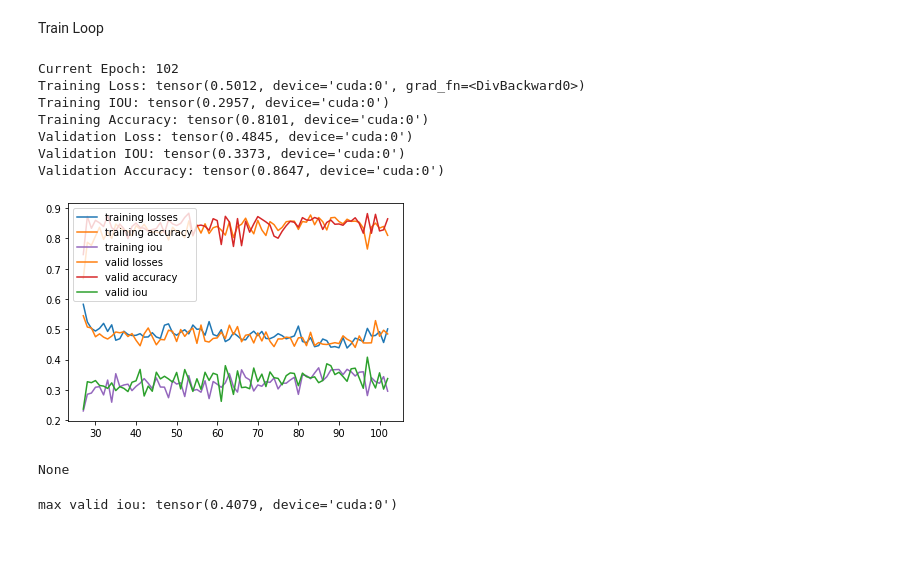
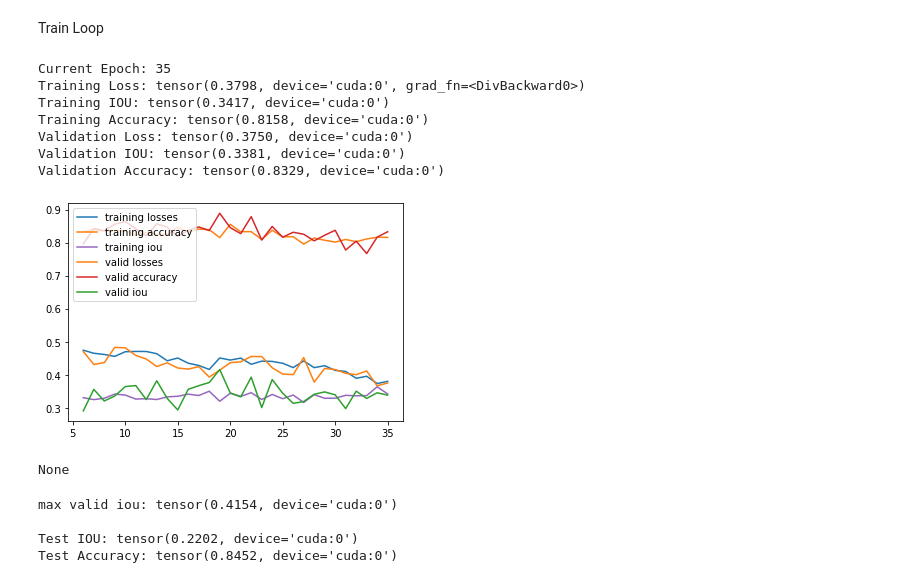
Before and after one commit to dbonafilia/SGDWR-AdamWR-Keras, a Jupyter notebook: Main_Training_Stuff.ipynb, the cells around one changed output. Saved outputs shown, nothing was run; the diff lists cells and outputs as text; code cells hidden in the pictures; blank space fills up the shorter version.

```diff
--- a/Main_Training_Stuff.ipynb
+++ b/Main_Training_Stuff.ipynb
@@ -50,7 +50,7 @@ def processAndAugment(data):
     label = F.vflip(label)
 
   norm = transforms.Normalize([0.6851, 0.5235], [0.0820, 0.1102])
-  im = torch.stack([transforms.ToTensor()(im1).squeeze(), transforms.ToTensor()(im2).squeeze()])
+  im = norm(torch.stack([transforms.ToTensor()(im1).squeeze(), transforms.ToTensor()(im2).squeeze()]))
   label = transforms.ToTensor()(label).squeeze()
   if torch.sum(label.gt(.003) * label.lt(.004)):
     label *= 255
@@ -80,7 +80,7 @@ def processTestIm(data):
   ims = [torch.stack((transforms.ToTensor()(x).squeeze(),
                     transforms.ToTensor()(y).squeeze()))
                     for (x,y) in zip(im_c1s, im_c2s)]
-  #ims = [norm(im) for im in ims]
+  ims = [norm(im) for im in ims]
   ims = torch.stack(ims)
   labels = [(transforms.ToTensor()(label).squeeze()) for label in labels]
   labels = torch.stack(labels)
@@ -113,7 +120,7 @@ from PIL import Image
 import rasterio
 import numpy as np
 import os
-BASEDIR = '/content/gdrive/My Drive/'
+BASEDIR = ''
 
 def getArr(fname):
   return rasterio.open(BASEDIR + fname).read()
@@ -164,5 +188,4 @@ KeyboardInterrupt: ignored
 # %%
-
 def getArrFlood(fname):
   return rasterio.open(fname).read()
 
@@ -174,9 +197,9 @@ def download_flood_water_data_from_list(l):
   for (im_fname, mask_fname) in l:
     if "Bolivia" in im_fname:
       continue
-    arr_x = getArrFlood(os.path.join("/content/files4/", im_fname))
+    arr_x = getArrFlood(os.path.join("files4/", im_fname))
     #print(os.path.join("/content/files4/QC_v2/", mask_fname[3:]))
-    arr_y = np.uint8(getArrFlood(os.path.join("/content/files4/QC_v2/", mask_fname[3:])))
+    arr_y = np.uint8(getArrFlood(os.path.join("files4/QC_v2/", mask_fname[3:])))
     tot_nan += np.sum(arr_x != arr_x)
     tot_good += np.sum(arr_x == arr_x)
     if np.sum((arr_x != arr_x)) == 0:
@@ -194,22 +217,22 @@ def download_flood_water_data_from_list(l):
   return flood_data
 
 def load_flood_train_data():
-  basedir = "/content/files4/"
-  fname = "/content/files4/flood_train_data.csv"
+  basedir = "files4/"
+  fname = "files4/flood_train_data.csv"
   with open(fname) as f:
     fname = [tuple(line) for line in csv.reader(f)]
   return download_flood_water_data_from_list(fname)
 
 def load_flood_valid_data():
-  basedir = "/content/files4/"
-  fname = "/content/files4/flood_valid_data.csv"
+  basedir = "files4/"
+  fname = "files4/flood_valid_data.csv"
   with open(fname) as f:
     fname = [tuple(line) for line in csv.reader(f)]
   return download_flood_water_data_from_list(fname)
 
 def load_flood_test_data():
-  basedir = "/content/files4/"
-  fname = "/content/files4/flood_test_data.csv"
+  basedir = "files4/"
+  fname = "files4/flood_test_data.csv"
   with open(fname) as f:
     fname = [tuple(line) for line in csv.reader(f)]
   return download_flood_water_data_from_list(fname)
@@ -447,7 +470,7 @@ def validation_loop(validation_data_loader, net):
   if iou > max_valid_iou:
     max_valid_iou = iou
     save_path = os.path.join(BASEDIR, "{}_{}_{}.cp".format(RUNNAME, i, iou.item()))
-    torch.save(net.state_dict(), save_path)
+    #torch.save(net.state_dict(), save_path)
     print("model saved at", save_path)
 
   loss = loss / count
@@ -512,41 +535,45 @@ from IPython.display import display
 import matplotlib.pyplot as plt
 
 max_valid_iou = 0
-start = 27
+start = 6
 
 epochs = []
 training_losses = []
 training_accuracies = []
 training_ious = []
 valid_losses = []
 valid_accuracies = []
 valid_ious = []
 
 
 
 for i in range(start, int(EPOCHS / EPOCHS_PER_UPDATE)):
   train_validation_loop(net, optimizer, scheduler, train_loader, train_loader, EPOCHS_PER_UPDATE, i)
   epochs.append(i)
   x = epochs
   plt.plot(x, training_losses, label='training losses')
   plt.plot(x, training_accuracies, 'tab:orange', label='training accuracy')
   plt.plot(x, training_ious, 'tab:purple', label='training iou')
   plt.plot(x, valid_losses, label='valid losses')
   plt.plot(x, valid_accuracies, 'tab:red',label='valid accuracy')
   plt.plot(x, valid_ious, 'tab:green',label='valid iou')
   plt.legend(loc="upper left")
 
   display(plt.show())
 
   print("max valid iou:", max_valid_iou)
+  test_loop(test_loader, net)
 # %% [output]
-Current Epoch: 102
-Training Loss: tensor(0.5012, device='cuda:0', grad_fn=<DivBackward0>)
-Training IOU: tensor(0.2957, device='cuda:0')
-Training Accuracy: tensor(0.8101, device='cuda:0')
-Validation Loss: tensor(0.4845, device='cuda:0')
-Validation IOU: tensor(0.3373, device='cuda:0')
-Validation Accuracy: tensor(0.8647, device='cuda:0')
+Current Epoch: 35
+Training Loss: tensor(0.3798, device='cuda:0', grad_fn=<DivBackward0>)
+Training IOU: tensor(0.3417, device='cuda:0')
+Training Accuracy: tensor(0.8158, device='cuda:0')
+Validation Loss: tensor(0.3750, device='cuda:0')
+Validation IOU: tensor(0.3381, device='cuda:0')
+Validation Accuracy: tensor(0.8329, device='cuda:0')
-[figure, old version]
+[figure, new version]
 None
-max valid iou: tensor(0.4079, device='cuda:0')
+max valid iou: tensor(0.4154, device='cuda:0')
+
+Test IOU: tensor(0.2202, device='cuda:0')
+Test Accuracy: tensor(0.8452, device='cuda:0')
```
Also changed, not shown: parts of 11 cells of this notebook.
